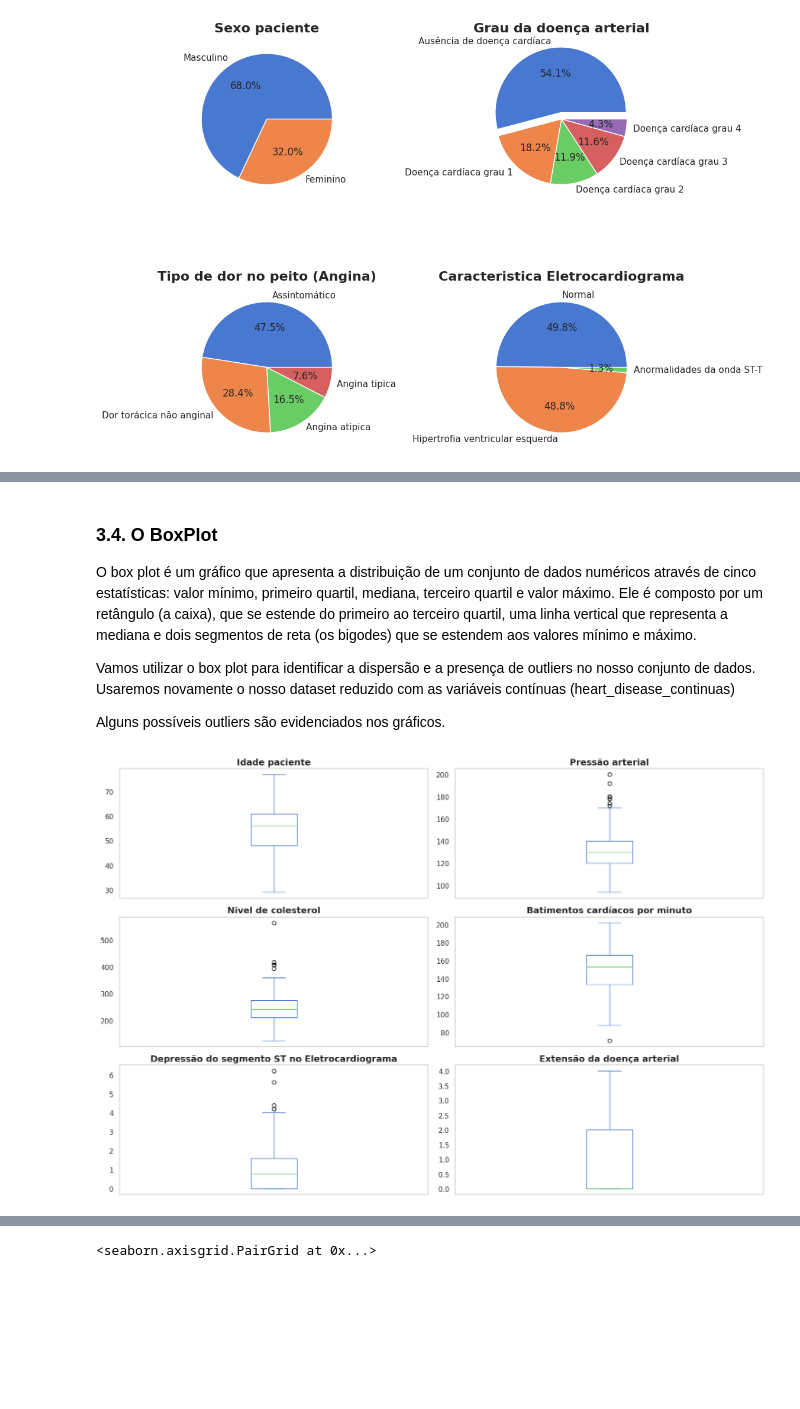
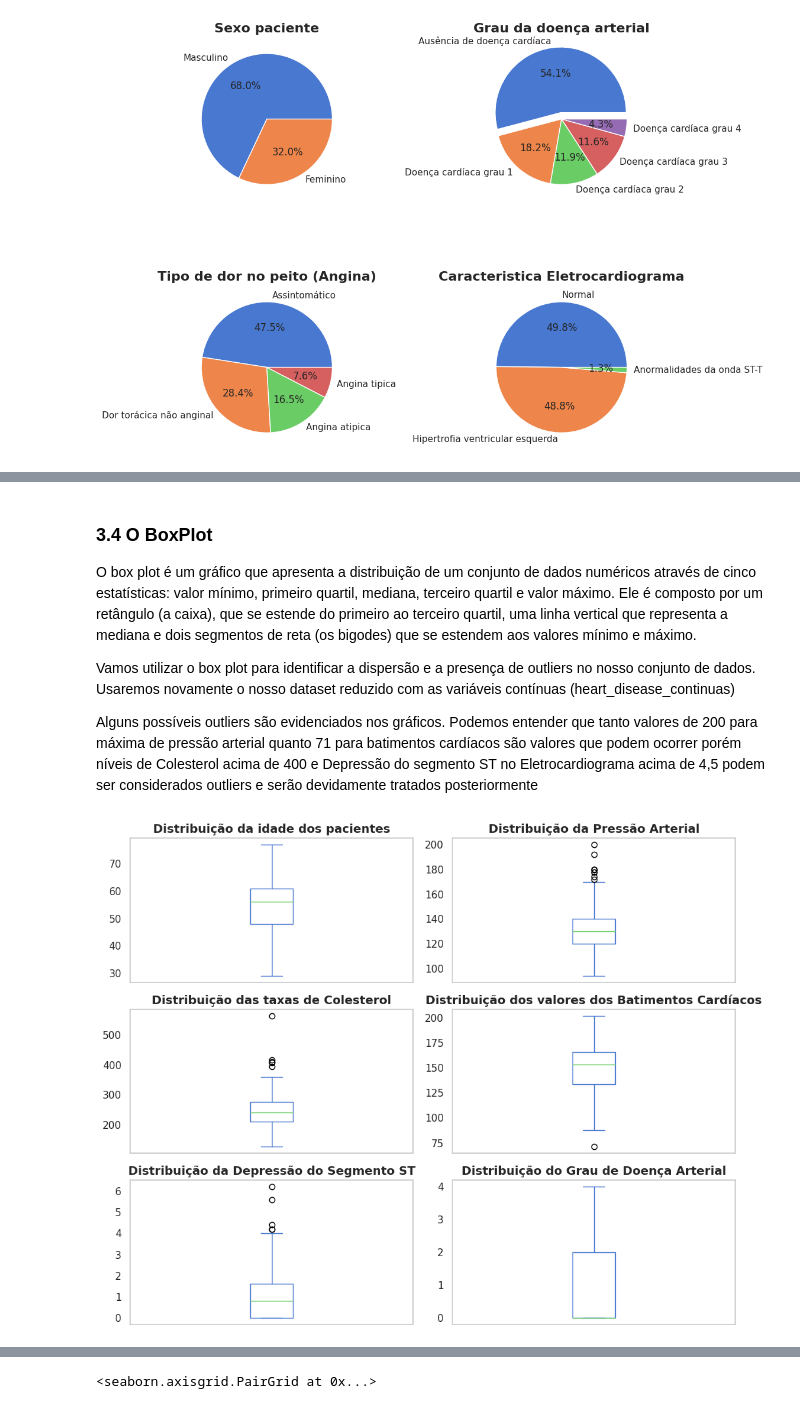
Before and after one commit to Z3Gu1/Notebooks, a Jupyter notebook: Coracao.ipynb, the cells around one changed output, grey strips where cells are left out. Saved outputs shown, nothing was run; the diff lists cells and outputs as text; code cells hidden in the pictures; blank space fills up the shorter version.

```diff
--- a/Coracao.ipynb
+++ b/Coracao.ipynb
@@ -250,8 +250,13 @@ Podemos constatar que os nossos atributos (dentre eles idade, pressão arterial
 # %%
-# Separando as variáveia contínuas em um subset do heart_disease
+# Separando as variáveia contínuas em um subset do heart_disease e preparando os títulos para os gráficos
 heart_disease_continuas = heart_disease[["idade", "pa", "colesterol", "bpm", "depressão do segmento ST","grau doença arterial"]]
+titulos_heart_disease_continuas = ["Distribuição da idade dos pacientes", "Distribuição da Pressão Arterial", "Distribuição das taxas de Colesterol", \
+                                   "Distribuição dos valores dos Batimentos Cardíacos", "Distribuição da Depressão do Segmento ST", "Distribuição do Grau de Doença Arterial"]
 # %%
 # Density Plot apenas das variáveis continuas
-heart_disease_continuas.plot(kind = 'density', subplots = True, layout = (3,2), sharex = False, figsize = (15,10), grid = False)
+heart_disease_continuas.plot(kind='density', subplots=True, layout=(3,2), sharex=False, figsize=(15,10), grid=False)
+for i, ax in enumerate(plt.gcf().axes):
+    ax.set_title(titulos_heart_disease_continuas[i], fontsize=16, fontweight="bold")
+plt.tight_layout()
 plt.show()
 # %% [output]
@@ -333,24 +342,24 @@ O atributo Angina do terceiro gráfico se refere à dor torácica do paciente e
 
 Por fim, no ultimo gráfico analisamos os resultados do eletrocardiograma em repouso. Ele pode ter três valores, O valor Normal indica que não há alterações significativas no exame, enquanto os valores Anormalidades da onda ST-T e Hipertrofia ventricular esquerda indicam diferentes graus de anormalidades. Notamos um equilibrio entre os resultados normais e alterados do eletrocardiograma.
 # %% [markdown]
-### 3.4. O BoxPlot
+### 3.4 O BoxPlot
 
 O box plot é um gráfico que apresenta a distribuição de um conjunto de dados numéricos através de cinco estatísticas: valor mínimo, primeiro quartil, mediana, terceiro quartil e valor máximo. Ele é composto por um retângulo (a caixa), que se estende do primeiro ao terceiro quartil, uma linha vertical que representa a mediana e dois segmentos de reta (os bigodes) que se estendem aos valores mínimo e máximo.
 
 Vamos utilizar o box plot para identificar a dispersão e a presença de outliers no nosso conjunto de dados. Usaremos novamente o nosso dataset reduzido com as variáveis contínuas (heart_disease_continuas)
 
-Alguns possíveis outliers são evidenciados nos gráficos.
+Alguns possíveis outliers são evidenciados nos gráficos. Podemos entender que tanto valores de 200 para máxima de pressão arterial quanto 71 para batimentos cardíacos são valores que podem ocorrer porém níveis de Colesterol acima de 400 e Depressão do segmento ST no Eletrocardiograma acima de 4,5 podem ser considerados outliers e serão devidamente tratados posteriormente
 # %%
 # Gráfico box plot
 # Monta lista com os títulos para o dataset reduzido heart_disease_continuas
-titulos_heart_disease_continuas = ['Idade paciente', 'Pressão arterial', 'Nivel de colesterol', 'Batimentos cardíacos por minuto', 'Depressão do segmento ST no Eletrocardiograma', 'Extensão da doença arterial']
+#titulos_heart_disease_continuas = ['Idade paciente', 'Pressão arterial', 'Nivel de colesterol', 'Batimentos cardíacos por minuto', 'Depressão do segmento ST no Eletrocardiograma', 'Extensão da doença arterial']
 
-fig, axs = plt.subplots(nrows=3, ncols=2, figsize=(15,10))
+fig, axs = plt.subplots(nrows=3, ncols=2, figsize=(10,8))
 for i, ax in enumerate(axs.flatten()):
     heart_disease_continuas.iloc[:,i].plot(kind = 'box', ax=ax)
-    ax.set_title(titulos_heart_disease_continuas[i], fontsize=14, fontweight='bold')
+    ax.set_title(titulos_heart_disease_continuas[i], fontsize=13, fontweight='bold')
     ax.grid(False)
     ax.tick_params(axis='x', labelbottom=False)
 plt.tight_layout()
 # %% [output]
-[figure, old version]
+[figure, new version]
```
Also changed, not shown: parts of 13 cells of this notebook.
